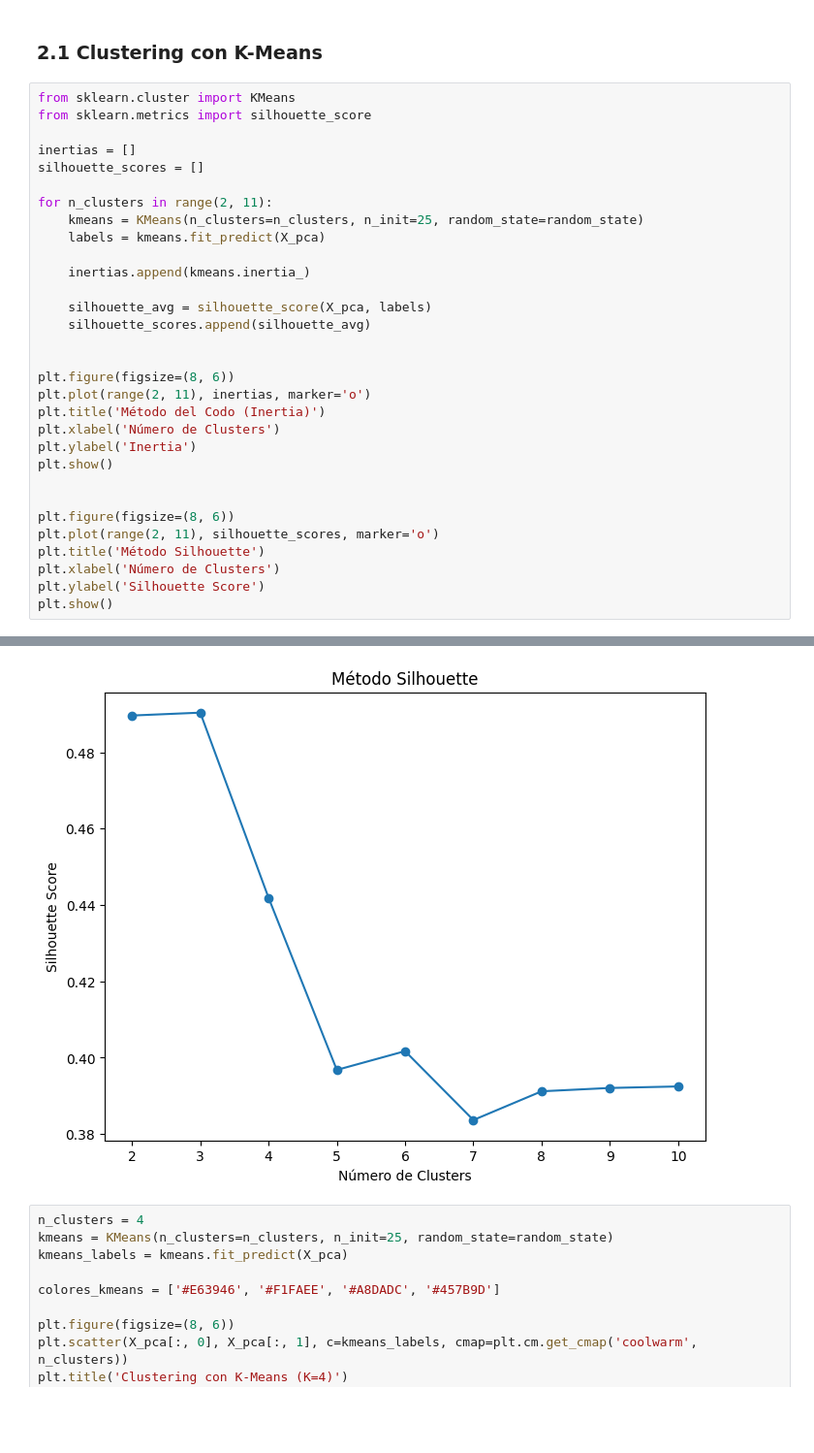
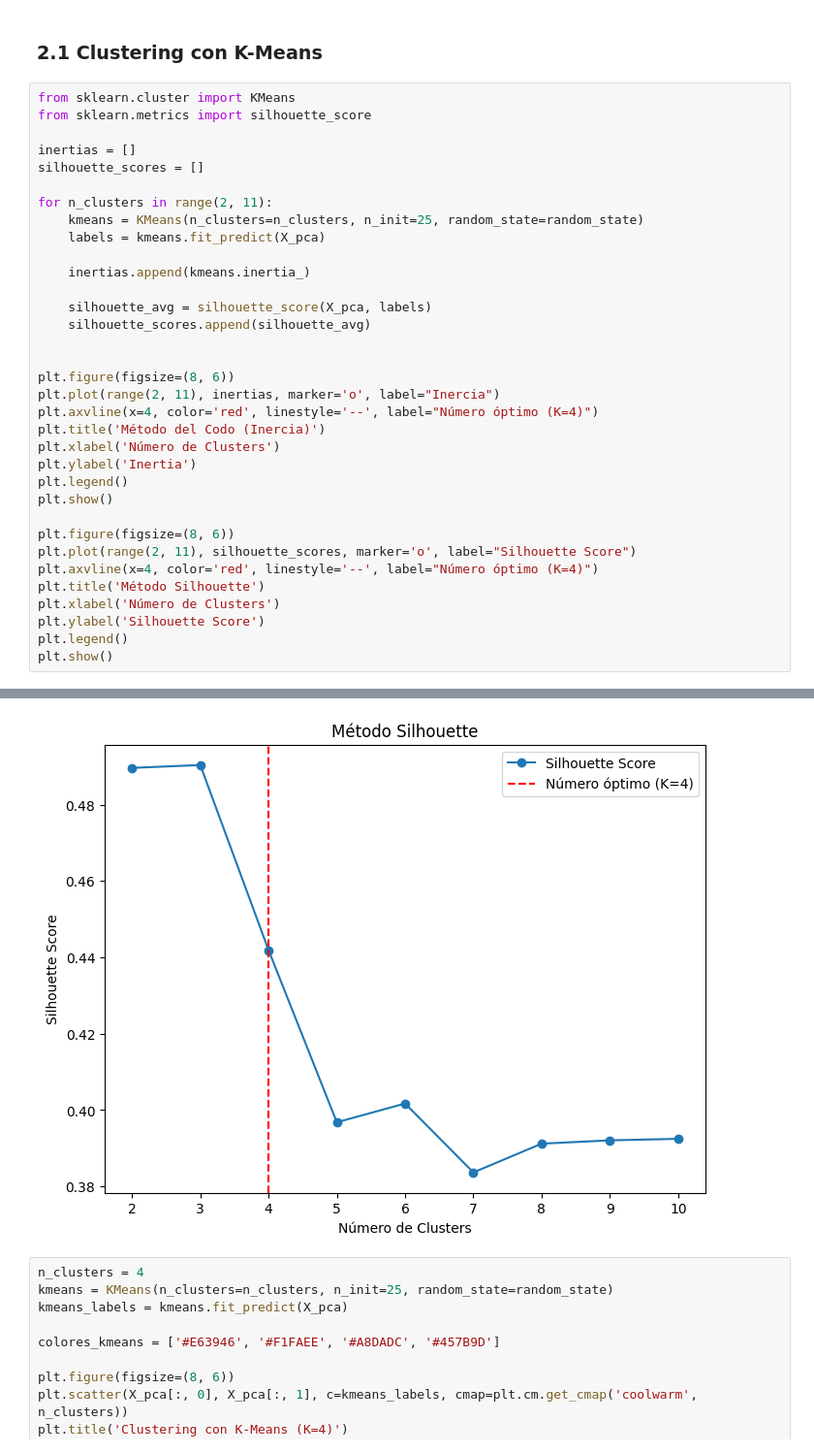
Before and after one commit to mariarobledano/Grupo29_Practica2, a Jupyter notebook: Practica2.ipynb, the cells around one changed output, grey strips where cells are left out. Shown at 97% size. Cells and saved outputs as stored; diff of their text form; blank space fills up the shorter version.

```diff
--- a/Practica2.ipynb
+++ b/Practica2.ipynb
@@ -184,17 +184,20 @@ for n_clusters in range(2, 11):
 
 
 plt.figure(figsize=(8, 6))
-plt.plot(range(2, 11), inertias, marker='o')
-plt.title('Método del Codo (Inertia)')
+plt.plot(range(2, 11), inertias, marker='o', label="Inercia")
+plt.axvline(x=4, color='red', linestyle='--', label="Número óptimo (K=4)")
+plt.title('Método del Codo (Inercia)')
 plt.xlabel('Número de Clusters')
 plt.ylabel('Inertia')
+plt.legend()
 plt.show()
 
-
 plt.figure(figsize=(8, 6))
-plt.plot(range(2, 11), silhouette_scores, marker='o')
+plt.plot(range(2, 11), silhouette_scores, marker='o', label="Silhouette Score")
+plt.axvline(x=4, color='red', linestyle='--', label="Número óptimo (K=4)")
 plt.title('Método Silhouette')
 plt.xlabel('Número de Clusters')
 plt.ylabel('Silhouette Score')
+plt.legend()
 plt.show()
 # %% [output]
@@ -202,4 +205,4 @@ plt.show()
-[figure, old version]
+[figure, new version]
 # %%
 n_clusters = 4
 kmeans = KMeans(n_clusters=n_clusters, n_init=25, random_state=random_state)
```
Also changed, not shown: parts of 4 cells of this notebook.
